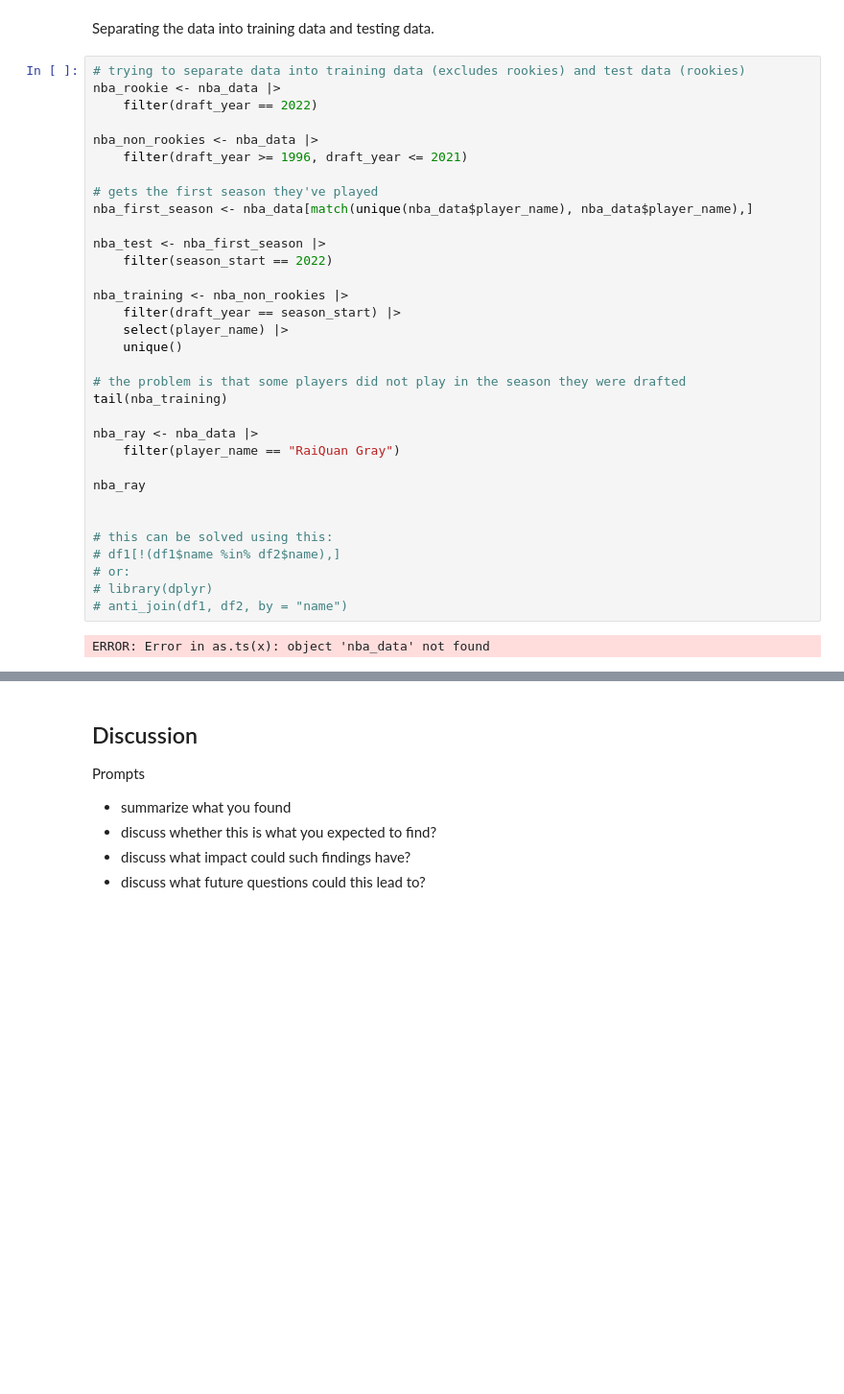
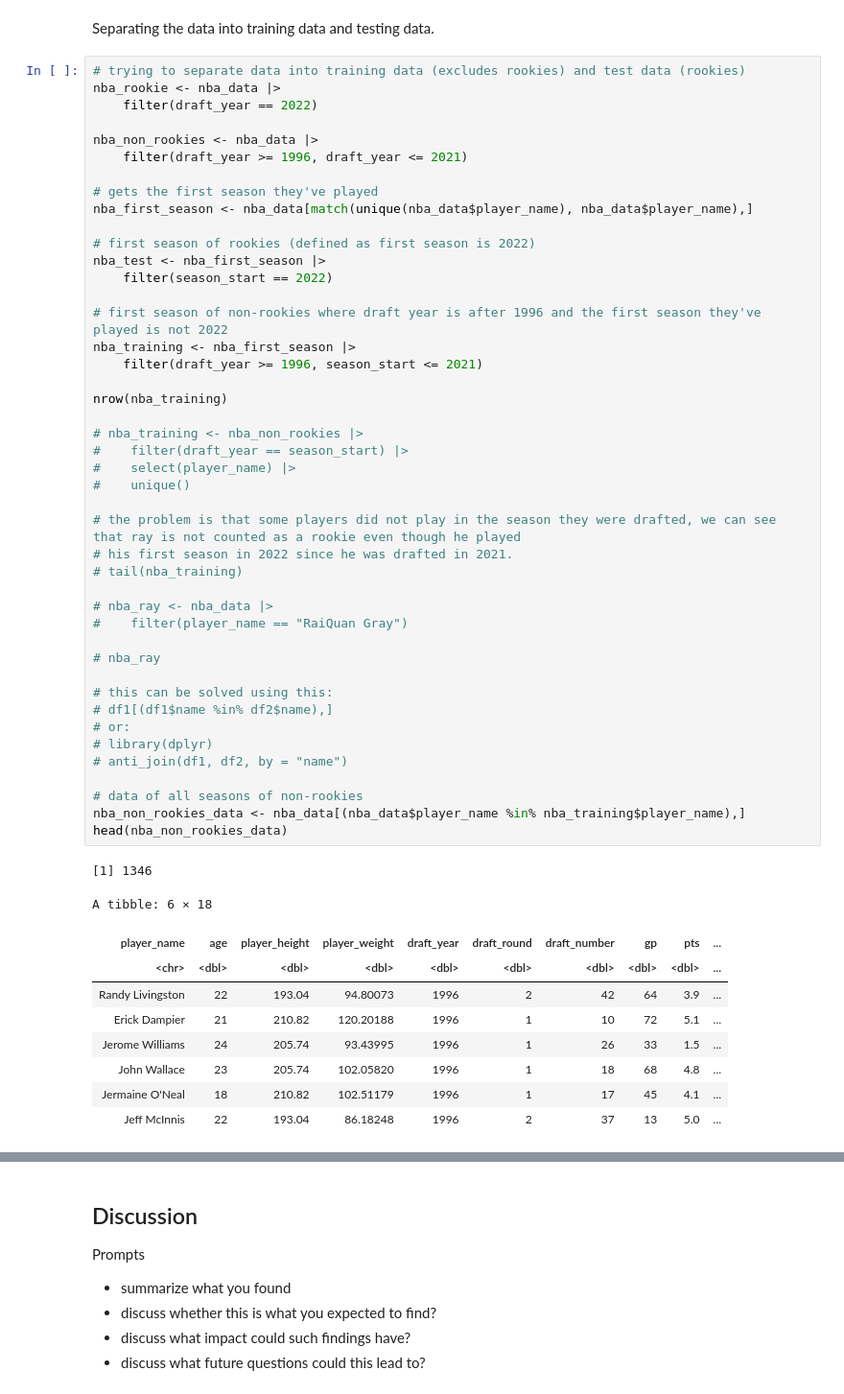
Before and after one commit to notjamesw/Group_Project_DSCI100, a Jupyter notebook: Project Report.ipynb, the cells around one changed output, grey strips where cells are left out. Shown: that part at 96% size. Drawn from its saved outputs; the diff is of its cells as text; blank space fills up the shorter version.

```diff
--- a/Project Report.ipynb
+++ b/Project Report.ipynb
@@ -139,37 +148,57 @@ Separating the data into training data and testing data.
 # %%
 # trying to separate data into training data (excludes rookies) and test data (rookies)
 nba_rookie <- nba_data |>
     filter(draft_year == 2022)
 
 nba_non_rookies <- nba_data |>
     filter(draft_year >= 1996, draft_year <= 2021)
 
 # gets the first season they've played
 nba_first_season <- nba_data[match(unique(nba_data$player_name), nba_data$player_name),]
 
+# first season of rookies (defined as first season is 2022)
 nba_test <- nba_first_season |>
     filter(season_start == 2022)
 
-nba_training <- nba_non_rookies |>
-    filter(draft_year == season_start) |>
-    select(player_name) |>
-    unique()
+# first season of non-rookies where draft year is after 1996 and the first season they've played is not 2022
+nba_training <- nba_first_season |>
+    filter(draft_year >= 1996, season_start <= 2021)
 
-# the problem is that some players did not play in the season they were drafted
-tail(nba_training)
+nrow(nba_training)
 
-nba_ray <- nba_data |>
-    filter(player_name == "RaiQuan Gray")
+# nba_training <- nba_non_rookies |>
+#    filter(draft_year == season_start) |>
+#    select(player_name) |>
+#    unique()
 
-nba_ray
+# the problem is that some players did not play in the season they were drafted, we can see that ray is not counted as a rookie even though he played
+# his first season in 2022 since he was drafted in 2021.
+# tail(nba_training)
 
+# nba_ray <- nba_data |>
+#    filter(player_name == "RaiQuan Gray")
+
+# nba_ray
 
 # this can be solved using this:
-# df1[!(df1$name %in% df2$name),]
+# df1[(df1$name %in% df2$name),]
 # or:
 # library(dplyr)
 # anti_join(df1, df2, by = "name")
+
+# data of all seasons of non-rookies
+nba_non_rookies_data <- nba_data[(nba_data$player_name %in% nba_training$player_name),]
+head(nba_non_rookies_data)
 # %% [output]
-ERROR: Error in as.ts(x): object 'nba_data' not found
+[1] 1346
+A tibble: 6 × 18
+| player_name | age | player_height | player_weight | draft_year | draft_round | draft_number | gp | pts | ... |
+| <chr> | <dbl> | <dbl> | <dbl> | <dbl> | <dbl> | <dbl> | <dbl> | <dbl> | ... |
+| Randy Livingston | 22 | 193.04 | 94.80073 | 1996 | 2 | 42 | 64 | 3.9 | ... |
+| Erick Dampier | 21 | 210.82 | 120.20188 | 1996 | 1 | 10 | 72 | 5.1 | ... |
+| Jerome Williams | 24 | 205.74 | 93.43995 | 1996 | 1 | 26 | 33 | 1.5 | ... |
+| John Wallace | 23 | 205.74 | 102.05820 | 1996 | 1 | 18 | 68 | 4.8 | ... |
+| Jermaine O'Neal | 18 | 210.82 | 102.51179 | 1996 | 1 | 17 | 45 | 4.1 | ... |
+| Jeff McInnis | 22 | 193.04 | 86.18248 | 1996 | 2 | 37 | 13 | 5.0 | ... |
 # %%
 # finding career points of nba players drafted between 1996 and 2021 (inclusive)
```
Also changed, not shown: parts of 2 cells of this notebook.
